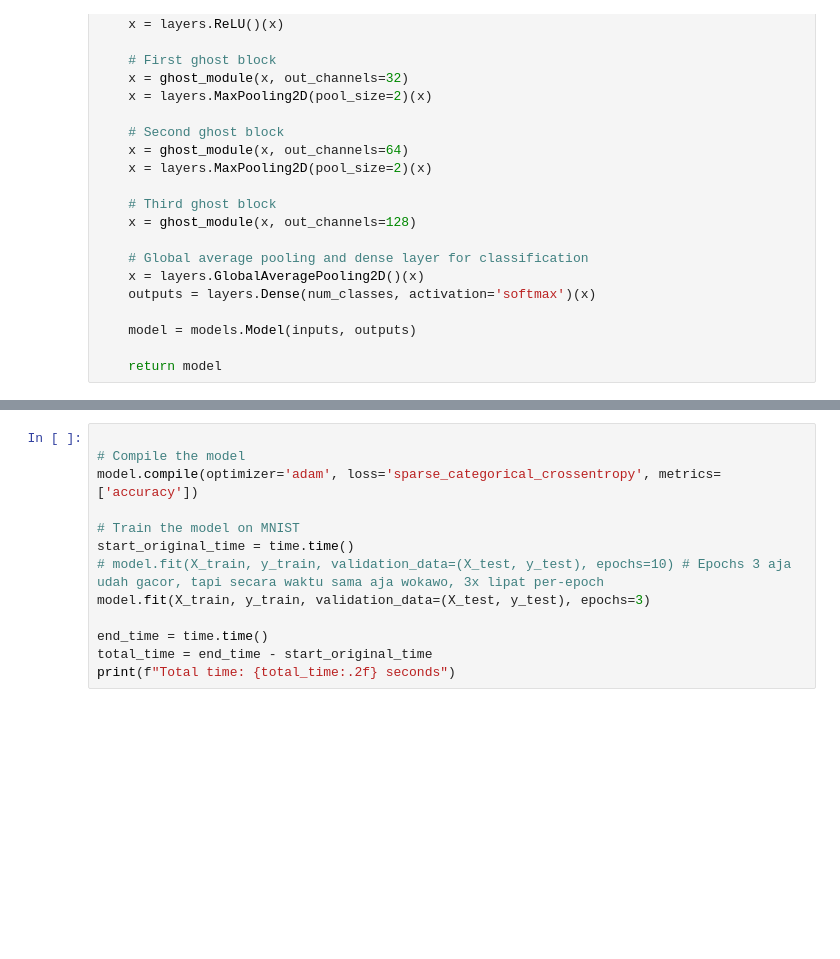
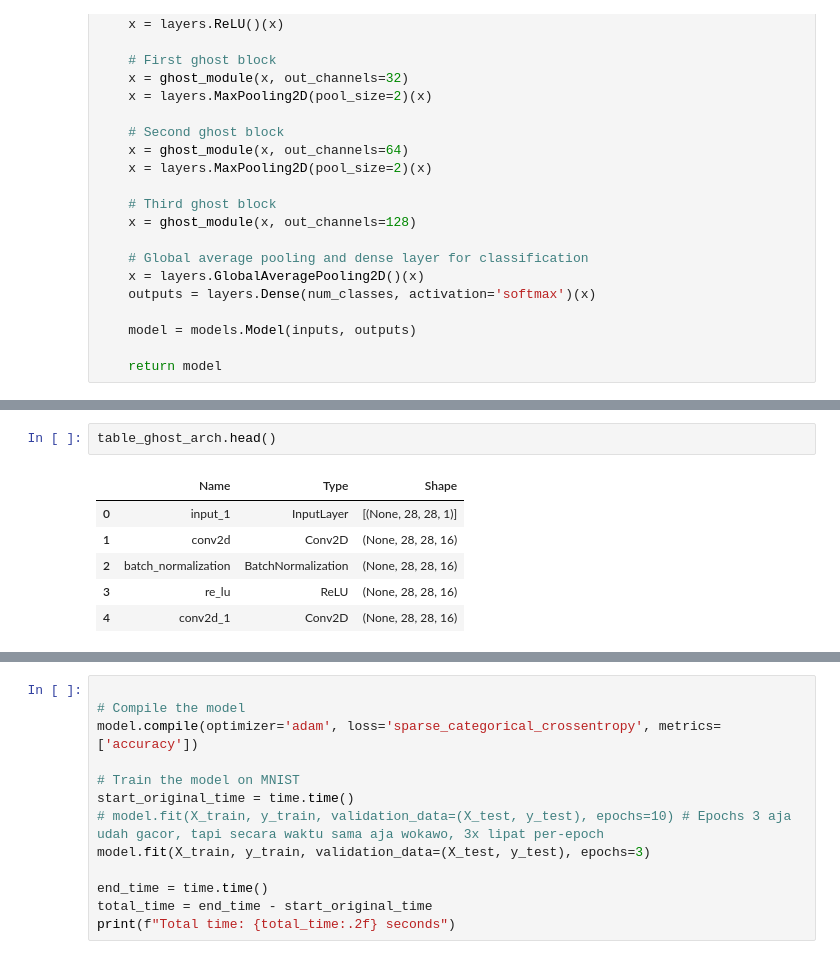
Before and after one commit to onesinus/cnn-model-optimizing, a Jupyter notebook: ghostnet-mnist.ipynb, the cells around one changed output, grey strips where cells are left out. Saved outputs shown, nothing was run; the diff lists cells and outputs as text; blank space fills up the shorter version.

```diff
--- a/ghostnet-mnist.ipynb
+++ b/ghostnet-mnist.ipynb
@@ -99,0 +116,9 @@ ________________________________________________________________________________
+# %%
+table_ghost_arch.head()
+# %% [output]
+|  | Name | Type | Shape |
+| 0 | input_1 | InputLayer | [(None, 28, 28, 1)] |
+| 1 | conv2d | Conv2D | (None, 28, 28, 16) |
+| 2 | batch_normalization | BatchNormalization | (None, 28, 28, 16) |
+| 3 | re_lu | ReLU | (None, 28, 28, 16) |
+| 4 | conv2d_1 | Conv2D | (None, 28, 28, 16) |
```
Also changed, not shown: parts of 6 cells of this notebook, 7 other files.
